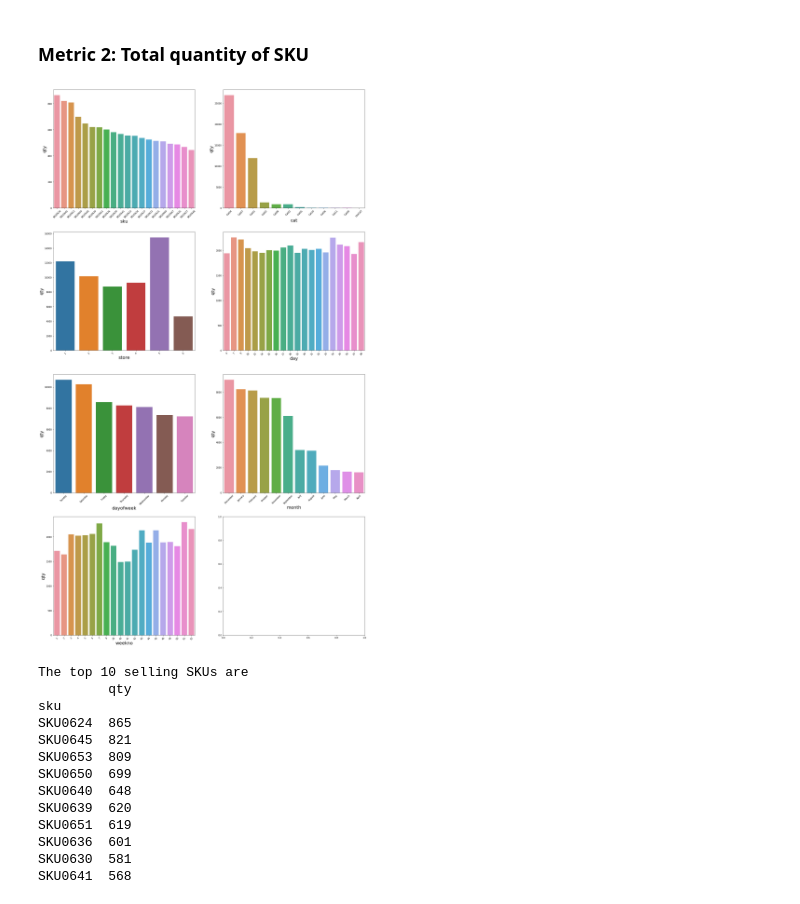
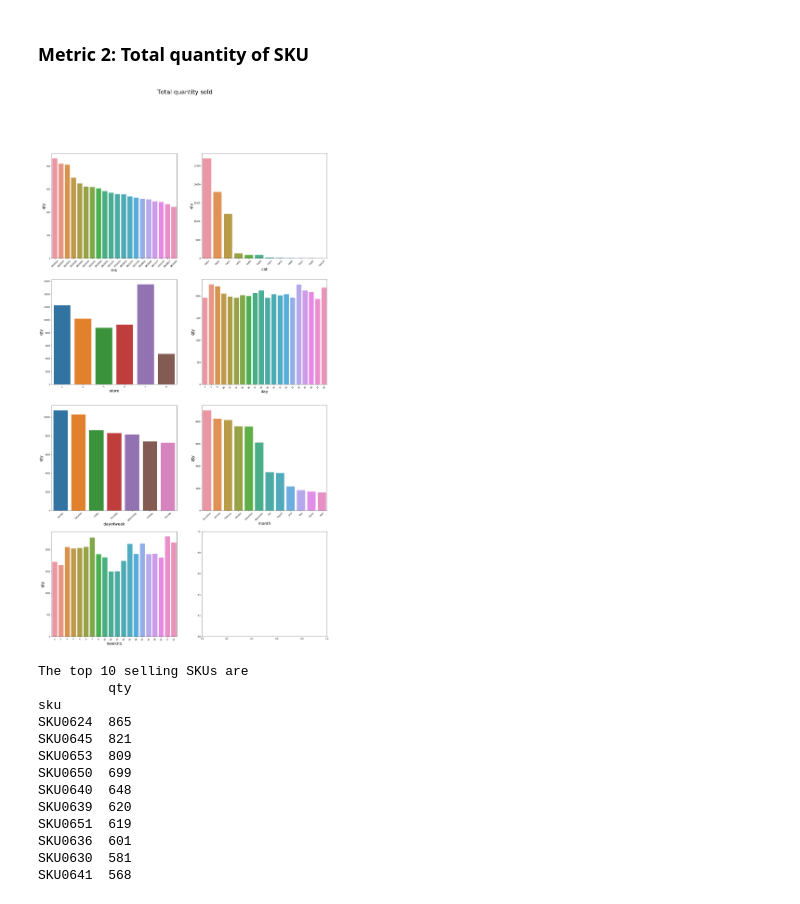
Before and after one commit to stiero/fuzzy-carnival, a Jupyter notebook: task.ipynb, the cells around one changed output. Drawn from its saved outputs; the diff is of its cells as text; code cells hidden in the pictures.

```diff
--- a/task.ipynb
+++ b/task.ipynb
@@ -371,22 +371,24 @@ weekend_trans_count_plot.set_xticklabels(weekend_trans_count_plot.get_xticklabel
 from helper import barplot
 # %%
 fig, axs = plt.subplots(4, 2, figsize = (25,45))
+
+title = fig.suptitle("Total quantity sold", size = 30)
 
 tot_qty_per_sku, tot_qty_per_sku_plot = barplot(df, 'sku', 'qty', 'sum', axs[0,0])
 
 tot_qty_per_cat, tot_qty_per_cat_plot = barplot(df, 'cat', 'qty', 'sum', axs[0,1])
 
 tot_qty_per_store, tot_qty_per_store_plot = barplot(df, 'store', 'qty', 'sum', axs[1,0])
 
 tot_qty_per_day, tot_qty_per_day_plot = barplot(df, 'day', 'qty', 'sum', axs[1,1])
 
 tot_qty_per_dayofweek, tot_qty_per_dayofweek_plot = barplot(df, 'dayofweek', 'qty', 'sum', axs[2,0])
 
 tot_qty_per_month, tot_qty_per_month_plot = barplot(df, 'month', 'qty', 'sum', axs[2,1])
 
 tot_qty_per_weekno, tot_qty_per_weekno_plot = barplot(df, 'weekno', 'qty', 'sum', axs[3,0])
 # %% [output]
-[figure, old version]
+[figure, new version]
 # %%
 print("The top 10 selling SKUs by total quantity are \n{}".format(tot_qty_per_sku[:10]))
 # %% [output]
```
Also changed, not shown: parts of 5 cells of this notebook.
